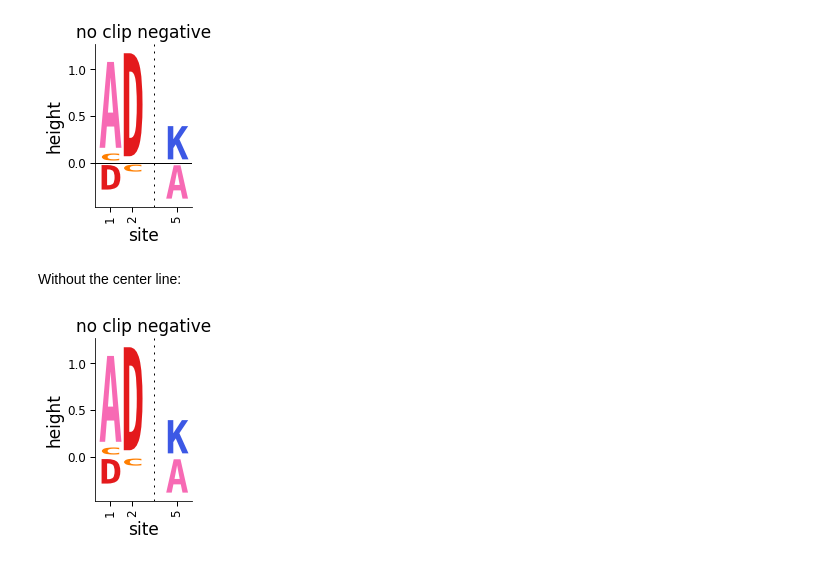
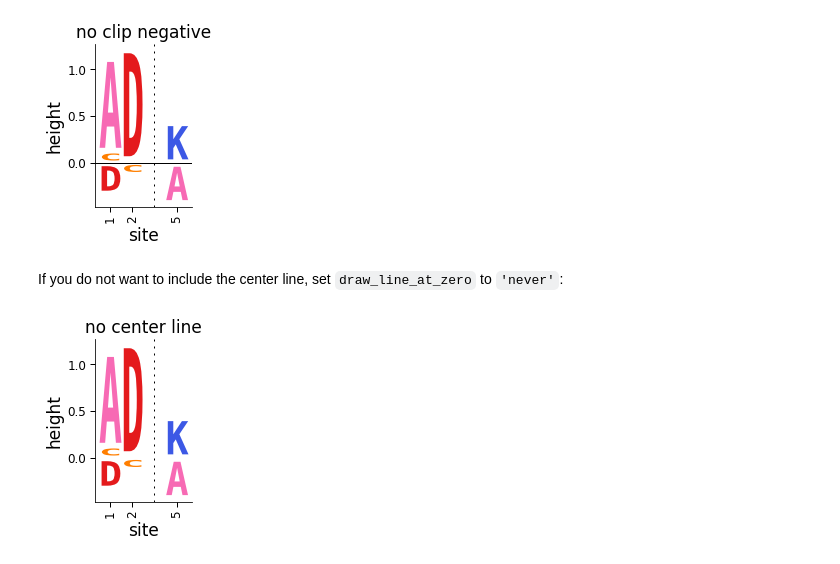
Before and after one commit to jbloomlab/dmslogo, a Jupyter notebook: notebooks/negative_values.ipynb, the cells around one changed output. Saved outputs shown, nothing was run; the diff lists cells and outputs as text; code cells hidden in the pictures.

```diff
--- a/notebooks/negative_values.ipynb
+++ b/notebooks/negative_values.ipynb
@@ -78,14 +76,14 @@ fig, ax = dmslogo.draw_logo(data=data,
                             title='no clip negative')
 # %% [output]
 [figure]
-# %% [markdown]
-Without the center line:
+# %% [markdown]
+If you do not want to include the center line, set `draw_line_at_zero` to `'never'`:
 # %%
 fig, ax = dmslogo.draw_logo(data=data,
                             x_col='site',
                             letter_col='letter',
                             letter_height_col='height',
-                            title='no clip negative',
+                            title='no center line',
                             draw_line_at_zero='never')
 # %% [output]
-[figure, old version]
+[figure, new version]
```
Also changed, not shown: parts of 4 cells of this notebook, 1 other file.
